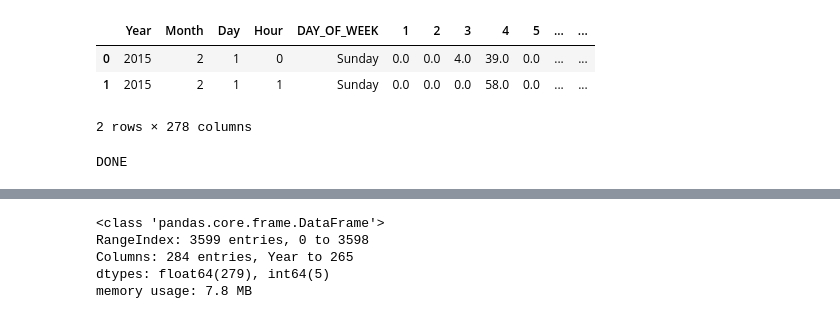
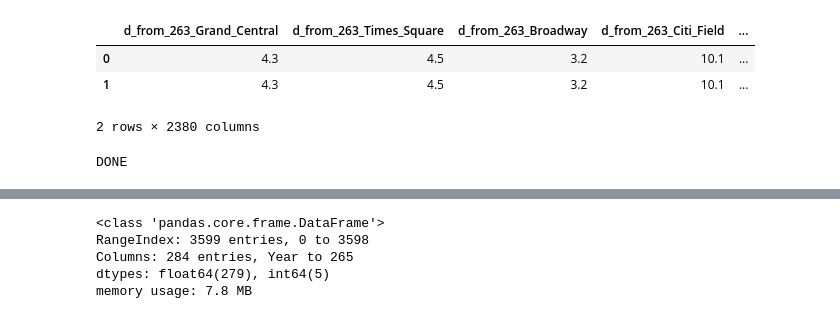
Before and after one commit to austinmwhaley/DSI-SF-4-austinmwhaley, a Jupyter notebook: capstone/uber_LSTM.ipynb, the cells around one changed output, grey strips where cells are left out. Saved outputs shown, nothing was run; the diff lists cells and outputs as text; code cells hidden in the pictures.

```diff
--- a/capstone/uber_LSTM.ipynb
+++ b/capstone/uber_LSTM.ipynb
@@ -21,13 +21,13 @@ textfile = '/Users/austinwhaley/github_repos/DSI-SF-4-austinmwhaley/other_datase
 # %%
 ### EMPTY
 # %%
-uber = pd.read_csv('/Users/austinwhaley/github_repos/DSI-SF-4-austinmwhaley/other_datasets/uber_data3.csv').drop('Unnamed: 0', 1)
+uber = pd.read_csv('/Users/austinwhaley/github_repos/DSI-SF-4-austinmwhaley/other_datasets/uber_data5.csv').drop(['Unnamed: 0', 'locationID'], 1)
 uber.head(2)
 # %% [output]
-|  | Year | Month | Day | Hour | DAY_OF_WEEK | 1 | 2 | 3 | 4 | 5 | ... | ... |
-| 0 | 2015 | 2 | 1 | 0 | Sunday | 0.0 | 0.0 | 4.0 | 39.0 | 0.0 | ... | ... |
-| 1 | 2015 | 2 | 1 | 1 | Sunday | 0.0 | 0.0 | 0.0 | 58.0 | 0.0 | ... | ... |
+|  | d_from_263_Grand_Central | d_from_263_Times_Square | d_from_263_Broadway | d_from_263_Citi_Field | ... |
+| 0 | 4.3 | 4.5 | 3.2 | 10.1 | ... |
+| 1 | 4.3 | 4.5 | 3.2 | 10.1 | ... |
-2 rows × 278 columns
+2 rows × 2380 columns
 # %%
 Monday = pd.get_dummies(uber[['DAY_OF_WEEK']])['DAY_OF_WEEK_Monday']
 Tuesday = pd.get_dummies(uber[['DAY_OF_WEEK']])['DAY_OF_WEEK_Tuesday']
@@ -36,11 +36,11 @@ Thursday = pd.get_dummies(uber[['DAY_OF_WEEK']])['DAY_OF_WEEK_Thursday']
 Friday = pd.get_dummies(uber[['DAY_OF_WEEK']])['DAY_OF_WEEK_Friday']
 Saturday = pd.get_dummies(uber[['DAY_OF_WEEK']])['DAY_OF_WEEK_Saturday']
 Sunday = pd.get_dummies(uber[['DAY_OF_WEEK']])['DAY_OF_WEEK_Sunday']
-
-counter = 4
-for i in [Monday, Tuesday, Wednesday, Thursday, Friday, Saturday, Sunday]:
-    counter += 1
-    uber.insert(counter, str(i.name), i)
-print 'DONE'
-# %% [output]
-DONE
+# %%
+counter = 2371
+for i in [Monday, Tuesday, Wednesday, Thursday, Friday, Saturday, Sunday]:
+    counter += 1
+    uber.insert(counter, str(i.name), i)
+print 'DONE'
+# %% [output]
+DONE
```
Also changed, not shown: parts of 19 cells of this notebook, 1 other file.
